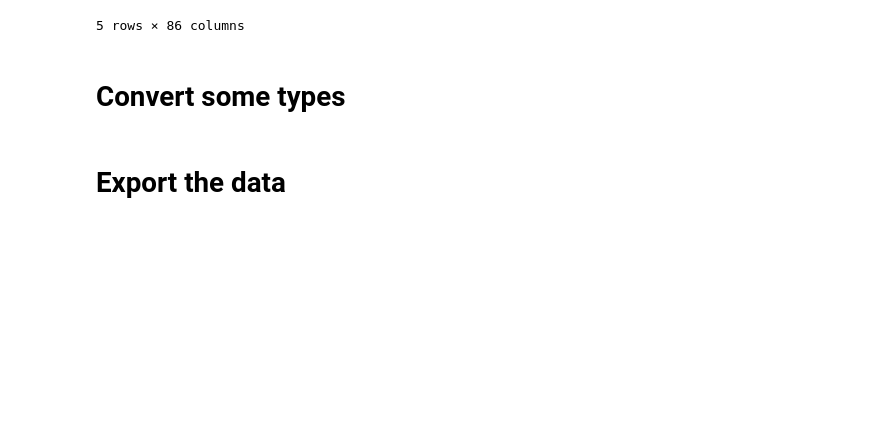
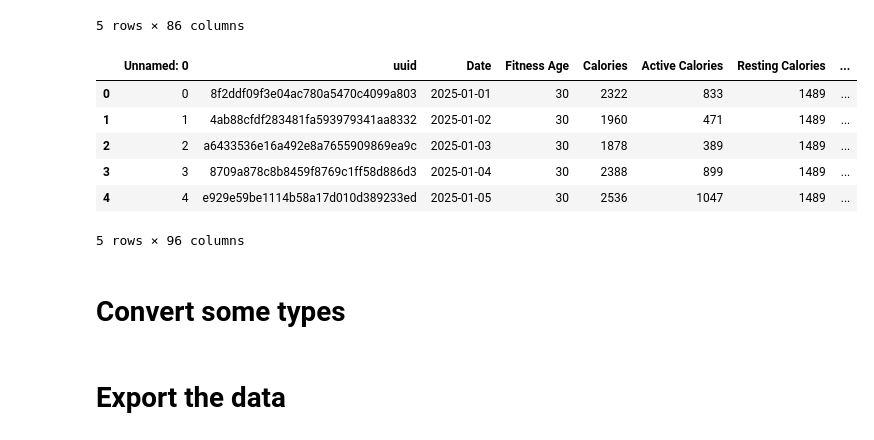
Before and after one commit to christophermagno/christophermagno, a Jupyter notebook: Projects/Health Analysis/health_dataset.ipynb, the cells around one changed output. Saved outputs shown, nothing was run; the diff lists cells and outputs as text; code cells hidden in the pictures; blank space fills up the shorter version.

```diff
--- a/Projects/Health Analysis/health_dataset.ipynb
+++ b/Projects/Health Analysis/health_dataset.ipynb
@@ -703,6 +706,21 @@ df1.tail()
 | 361 | NaN | 2025-12-28 | 30 | 3166.0 | 1649.0 | 1517.0 | 2839.056 | ... |
 | 362 | NaN | 2025-12-29 | 30 | 1242.0 | 392.0 | 850.0 | 709.764 | ... |
 5 rows × 86 columns
+# %%
+title_columns = ['Qualifier', 'Quality', 'Feedback']
+for col, series in df1.items():
+    for item in title_columns:
+        if re.search(item, col, re.IGNORECASE):
+            df1[col] = series.str.title().str.replace('_', ' ')
+df1.head()
+# %% [output]
+|  | Unnamed: 0 | uuid | Date | Fitness Age | Calories | Active Calories | Resting Calories | ... |
+| 0 | 0 | 8f2ddf09f3e04ac780a5470c4099a803 | 2025-01-01 | 30 | 2322 | 833 | 1489 | ... |
+| 1 | 1 | 4ab88cfdf283481fa593979341aa8332 | 2025-01-02 | 30 | 1960 | 471 | 1489 | ... |
+| 2 | 2 | a6433536e16a492e8a7655909869ea9c | 2025-01-03 | 30 | 1878 | 389 | 1489 | ... |
+| 3 | 3 | 8709a878c8b8459f8769c1ff58d886d3 | 2025-01-04 | 30 | 2388 | 899 | 1489 | ... |
+| 4 | 4 | e929e59be1114b58a17d010d389233ed | 2025-01-05 | 30 | 2536 | 1047 | 1489 | ... |
+5 rows × 96 columns
 # %% [markdown]
 # Convert some types
 # %%
```
Also changed, not shown: parts of 6 cells of this notebook, 1 other file.
